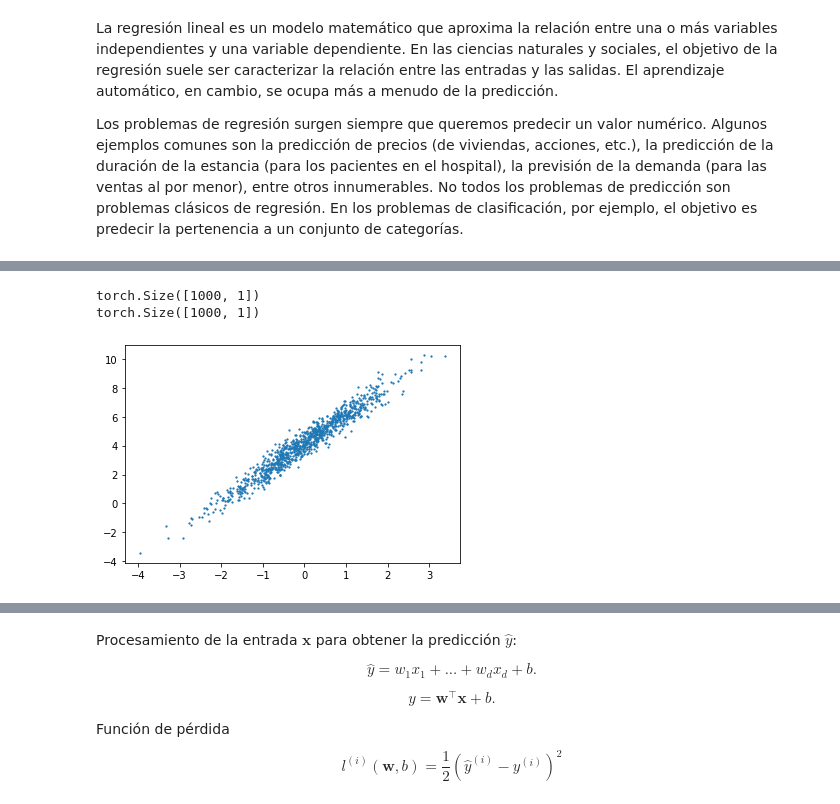
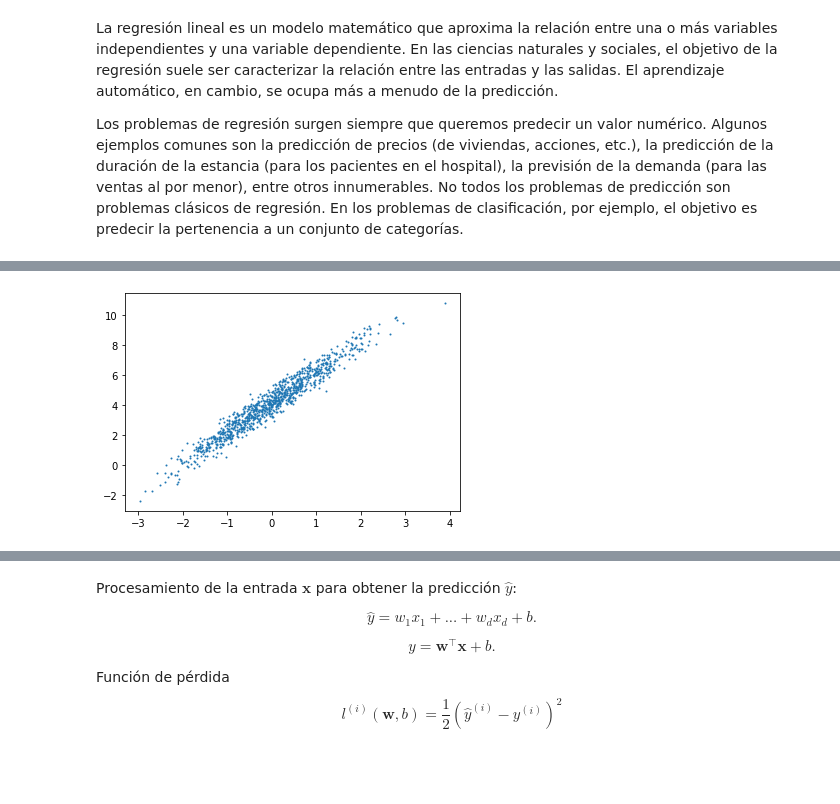
Before and after one commit to ramajoballester/mil_deeplearning, a Jupyter notebook: 1_introduccion.ipynb, the cells around one changed output, grey strips where cells are left out. Drawn from its saved outputs; the diff is of its cells as text; code cells hidden in the pictures; blank space fills up the shorter version.

```diff
--- a/1_introduccion.ipynb
+++ b/1_introduccion.ipynb
@@ -135,29 +123,19 @@ import random
 import matplotlib.pyplot as plt
 from matplotlib.colors import hsv_to_rgb
 # %%
-# Implementación
 def synthetic_data(w, b, noise, num_examples):
-    """Generación de y = Wx + b + noise"""
+    """Generar y = Xw + b + ruido"""
+    X = torch.normal(0, 1, (num_examples, len(w)))
+    y = torch.matmul(X, w) + b
+    y += torch.normal(0, noise, y.shape)
+    return X, y.reshape((-1, 1))
 
-    x = torch.normal(0, 1, (num_examples, len(w)))
-    y = torch.matmul(x, w) + b
-    # Añadir ruido
-    y += torch.normal(0, noise, y.shape)
-
-    return x, y.reshape([-1, 1])
+true_w = torch.tensor([2.0])
+true_b = 4.2
+noise = 0.5
+features, labels = synthetic_data(true_w, true_b, noise, 1000)
-# %%
-true_w = torch.Tensor([2.0])
-true_b = torch.Tensor([4.2])
-noise = 0.5
-torch.manual_seed(1)
-x_train, y_train = synthetic_data(true_w, true_b, noise, 1000)
-print(x_train.shape)
-print(y_train.shape)
-# %% [output]
-torch.Size([1000, 1])
-torch.Size([1000, 1])
 # %%
-plt.scatter(x_train, y_train, s=1.5);
+plt.scatter(features[:, 0], labels, 1);
 # %% [output]
-[figure, old version]
+[figure, new version]
 # %%
```
Also changed, not shown: parts of 128 cells of this notebook.
